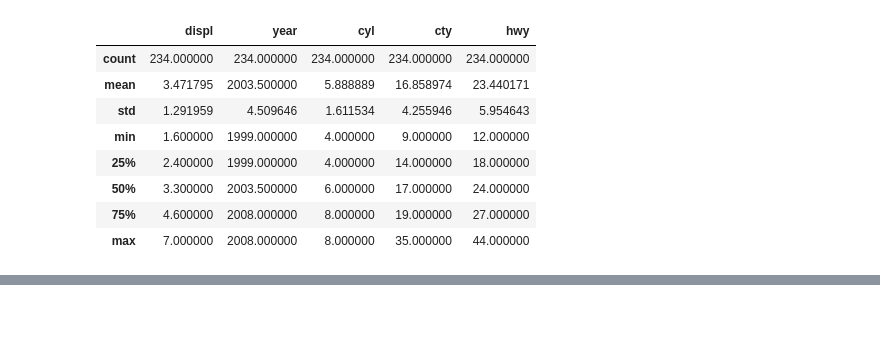
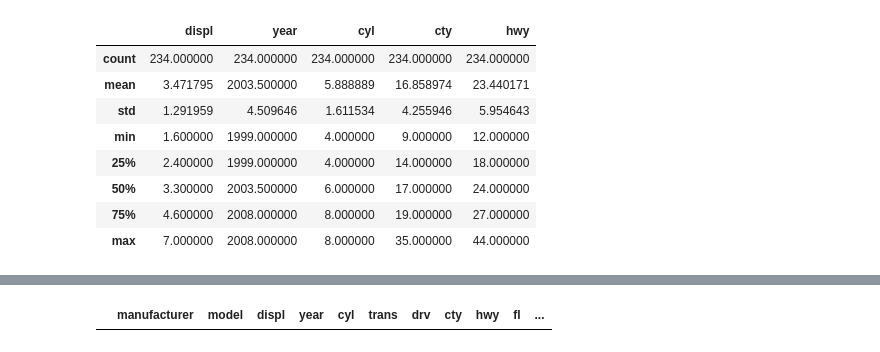
Before and after one commit to masonsherbondy/numpy-pandas-visualization-exercises, a Jupyter notebook: dataframes.ipynb, the cells around one changed output, grey strips where cells are left out. Cells and saved outputs as stored; diff of their text form; code cells hidden in the pictures; blank space fills up the shorter version.

```diff
--- a/dataframes.ipynb
+++ b/dataframes.ipynb
@@ -212,5 +255,11 @@ mpg.rename
 # %%
 #Exercise 2vi Do any cars have better city mileage than highway mileage?
+better_mileage_mask =(mpg['cty'] > mpg['hwy'])
+city_mpg_better = mpg[better_mileage_mask]
+city_mpg_better
+#no
+# %% [output]
+|  | manufacturer | model | displ | year | cyl | trans | drv | cty | hwy | fl | ... |
 # %%
 #Exercise 2vii Create a column named mileage_difference this column should contain the difference between highway
 #and city mileage for each car.
```
Also changed, not shown: parts of 8 cells of this notebook.
